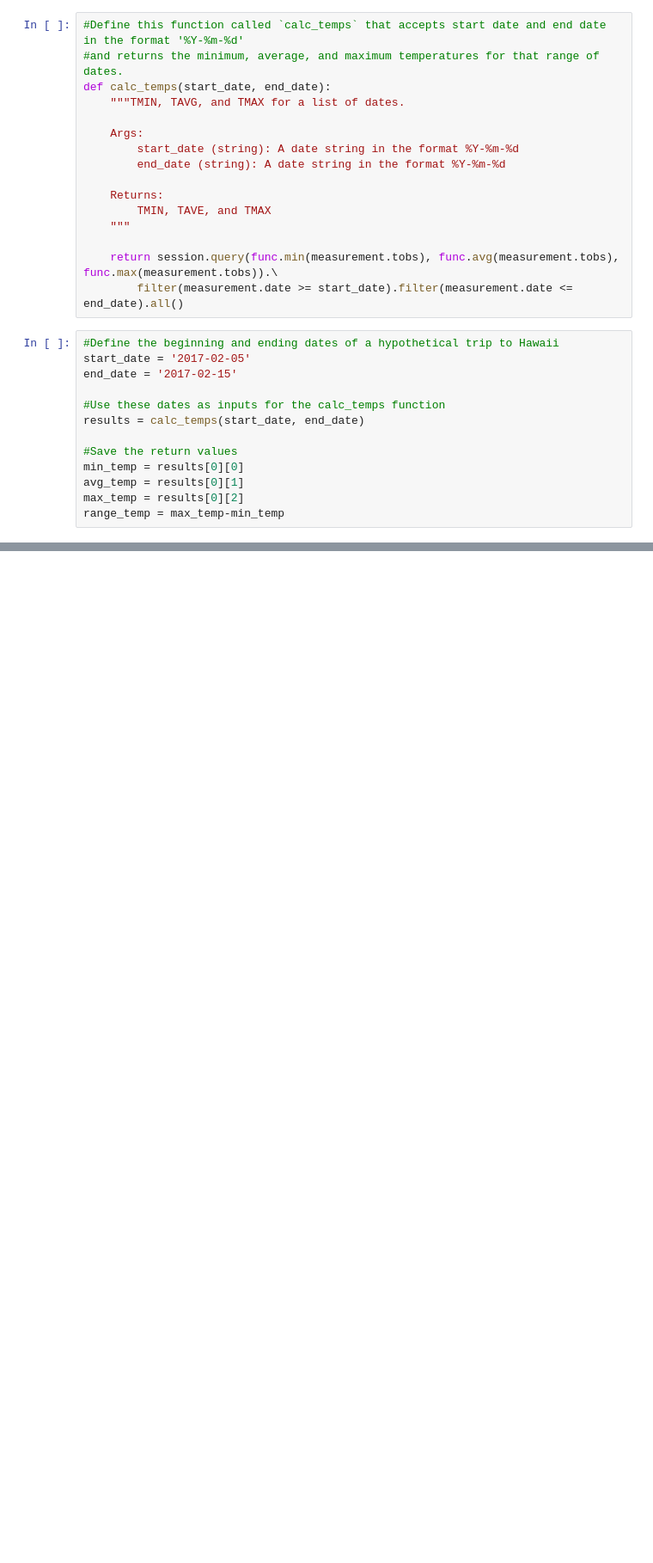
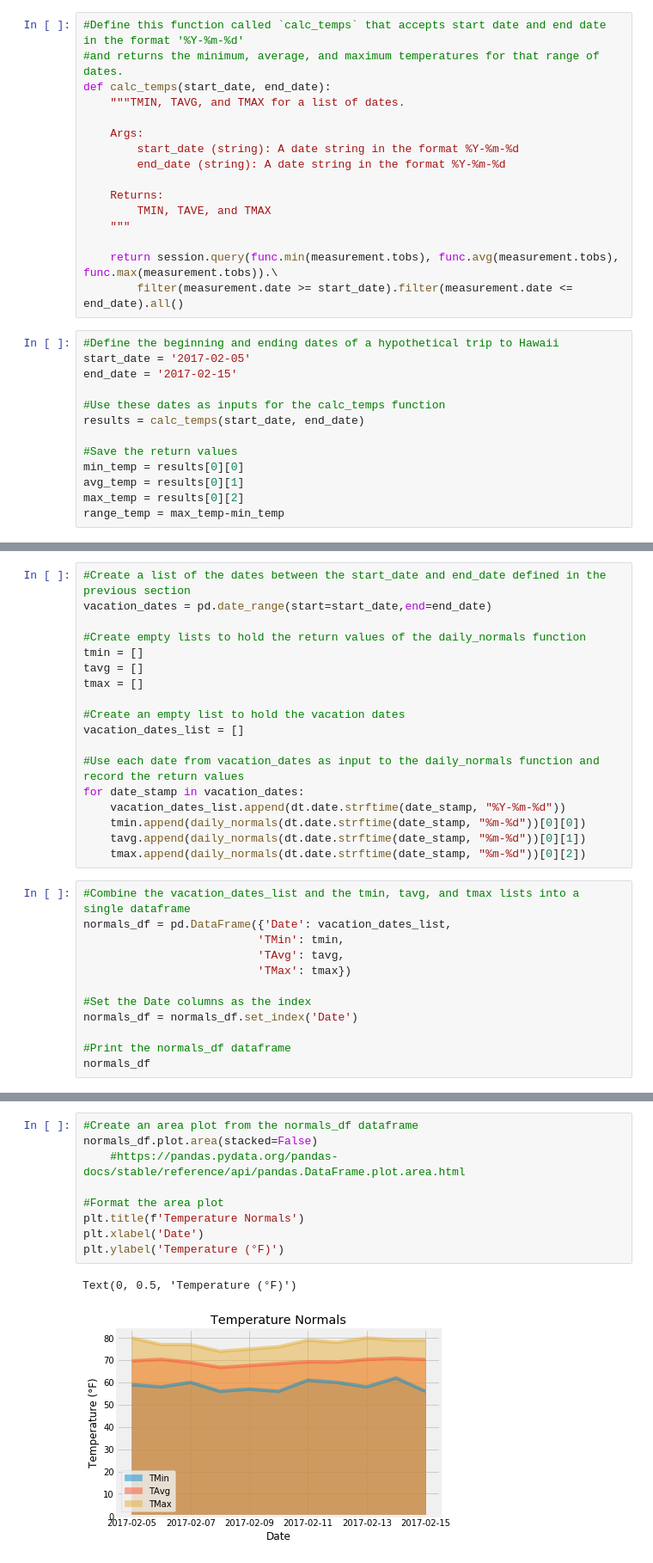
Before and after one commit to blhawkins/10.sqlalchemy-challenge, a Jupyter notebook: climate.ipynb, the cells around one changed output, grey strips where cells are left out. Shown: that part at 86% size. Saved outputs shown, nothing was run; the diff lists cells and outputs as text; blank space fills up the shorter version.

```diff
--- a/climate.ipynb
+++ b/climate.ipynb
@@ -330,0 +349,30 @@ plt.show()
+# %%
+#Create a list of the dates between the start_date and end_date defined in the previous section
+vacation_dates = pd.date_range(start=start_date,end=end_date)
+
+#Create empty lists to hold the return values of the daily_normals function
+tmin = []
+tavg = []
+tmax = []
+
+#Create an empty list to hold the vacation dates
+vacation_dates_list = []
+
+#Use each date from vacation_dates as input to the daily_normals function and record the return values
+for date_stamp in vacation_dates:
+    vacation_dates_list.append(dt.date.strftime(date_stamp, "%Y-%m-%d"))
+    tmin.append(daily_normals(dt.date.strftime(date_stamp, "%m-%d"))[0][0])
+    tavg.append(daily_normals(dt.date.strftime(date_stamp, "%m-%d"))[0][1])
+    tmax.append(daily_normals(dt.date.strftime(date_stamp, "%m-%d"))[0][2])
+# %%
+#Combine the vacation_dates_list and the tmin, tavg, and tmax lists into a single dataframe
+normals_df = pd.DataFrame({'Date': vacation_dates_list,
+                          'TMin': tmin,
+                          'TAvg': tavg,
+                          'TMax': tmax})
+
+#Set the Date columns as the index
+normals_df = normals_df.set_index('Date')
+
+#Print the normals_df dataframe
+normals_df
@@ -330,0 +393,12 @@ plt.show()
+# %%
+#Create an area plot from the normals_df dataframe
+normals_df.plot.area(stacked=False)
+    #https://pandas.pydata.org/pandas-docs/stable/reference/api/pandas.DataFrame.plot.area.html
+
+#Format the area plot
+plt.title(f'Temperature Normals')
+plt.xlabel('Date')
+plt.ylabel('Temperature (°F)')
+# %% [output]
+Text(0, 0.5, 'Temperature (°F)')
+[figure, added]
```
Also changed, not shown: parts of 4 cells of this notebook.
